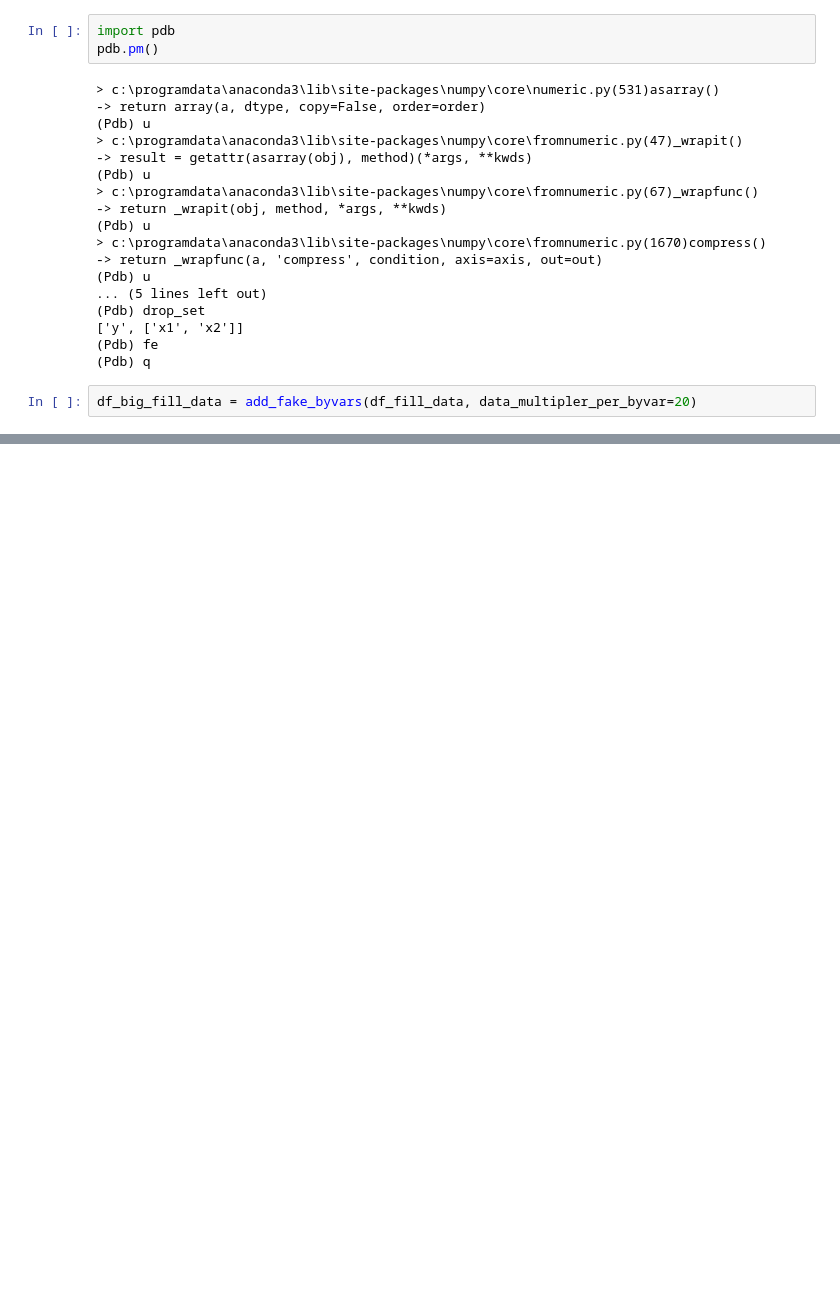
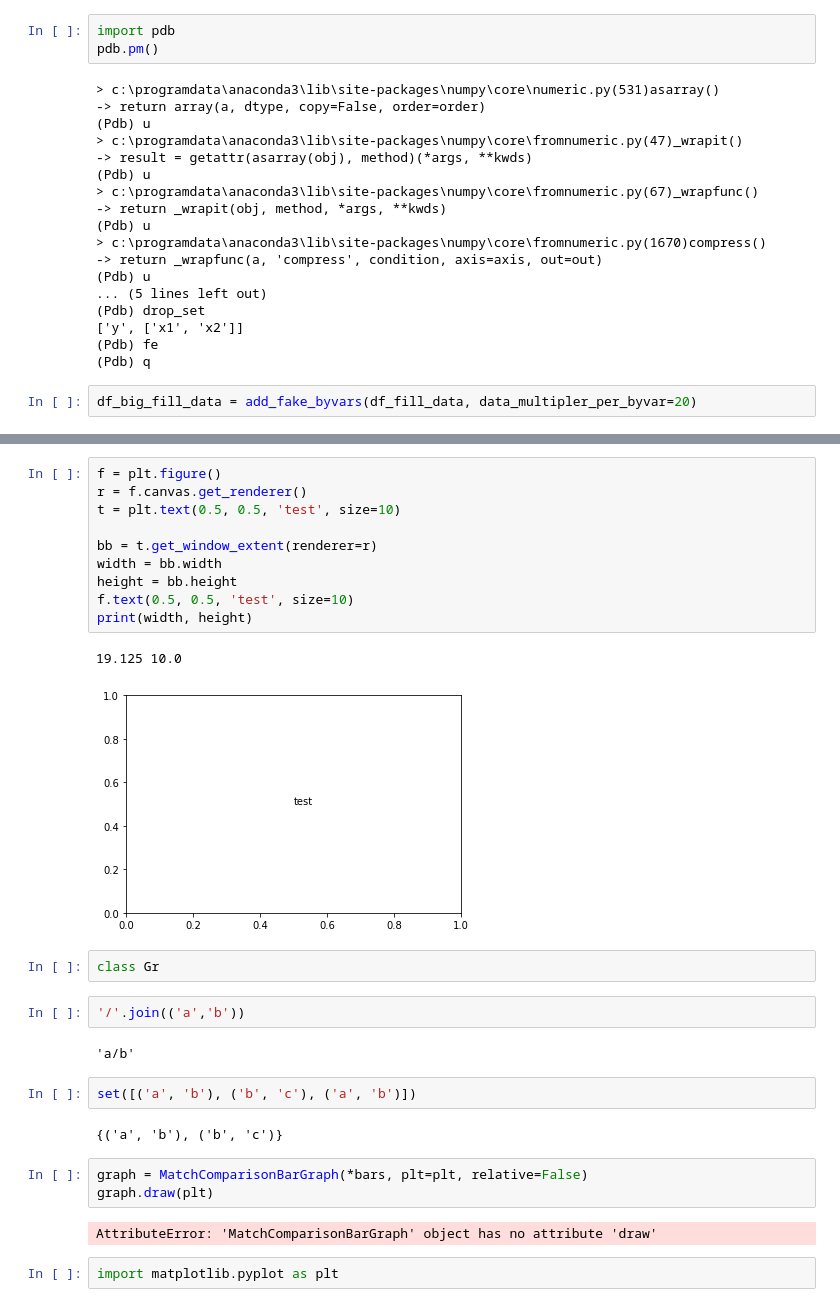
Before and after one commit to whoopnip/dero, a Jupyter notebook: Testing Scratchbook 2.ipynb, the cells around one changed output, grey strips where cells are left out. Drawn from its saved outputs; the diff is of its cells as text; blank space fills up the shorter version.

```diff
--- a/Testing Scratchbook 2.ipynb
+++ b/Testing Scratchbook 2.ipynb
@@ -326,0 +849,30 @@ df_big_fill_data = add_fake_byvars(df_fill_data, data_multipler_per_byvar=20)
+# %%
+f = plt.figure()
+r = f.canvas.get_renderer()
+t = plt.text(0.5, 0.5, 'test', size=10)
+
+bb = t.get_window_extent(renderer=r)
+width = bb.width
+height = bb.height
+f.text(0.5, 0.5, 'test', size=10)
+print(width, height)
+# %% [output]
+19.125 10.0
+[figure, added]
+# %%
+class Gr
+# %%
+'/'.join(('a','b'))
+# %% [output]
+'a/b'
+# %%
+set([('a', 'b'), ('b', 'c'), ('a', 'b')])
+# %% [output]
+{('a', 'b'), ('b', 'c')}
+# %%
+graph = MatchComparisonBarGraph(*bars, plt=plt, relative=False)
+graph.draw(plt)
+# %% [output]
+AttributeError: 'MatchComparisonBarGraph' object has no attribute 'draw'
+# %%
+import matplotlib.pyplot as plt
```
Also changed, not shown: parts of 45 cells of this notebook, 6 other files.
